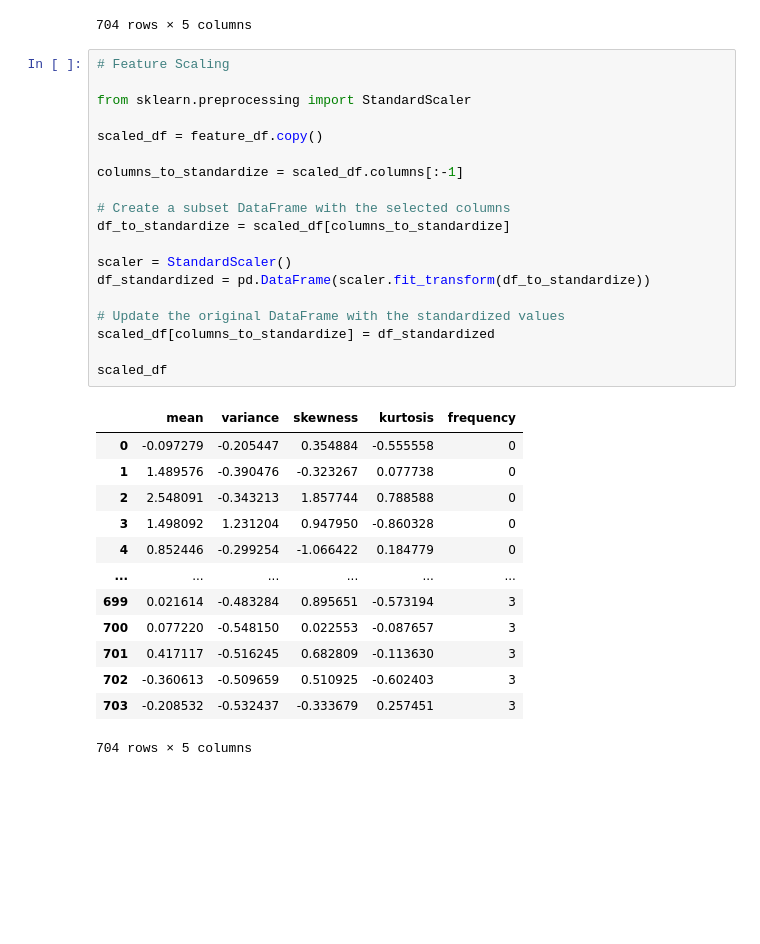
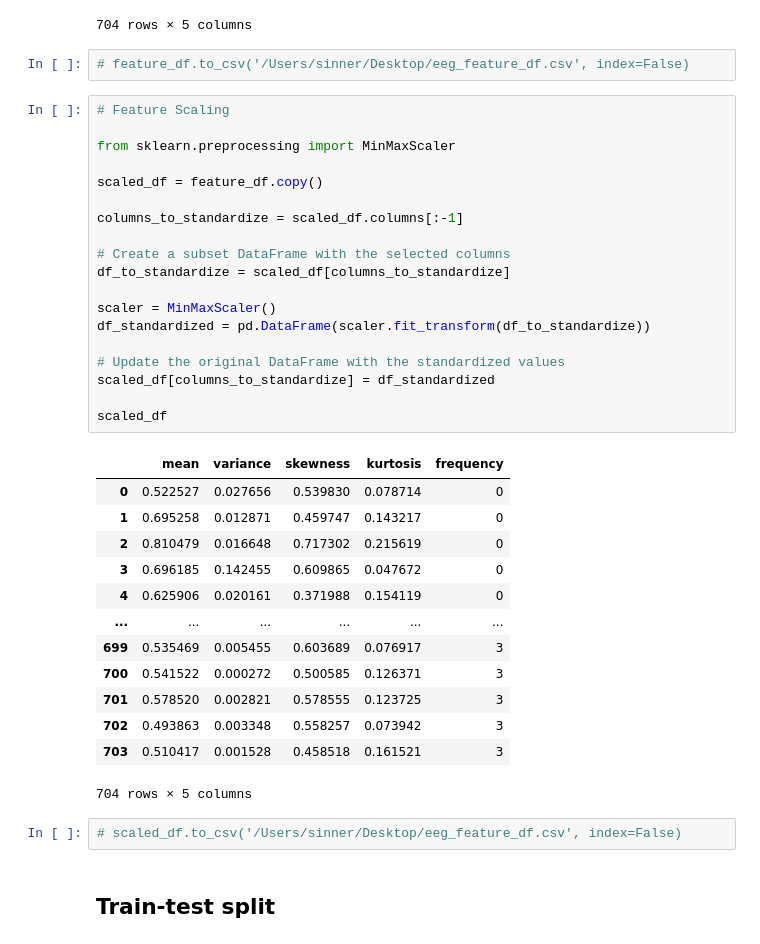
Before and after one commit to dev26git/Quantum-ML-EEG-Signals, a Jupyter notebook: QML_Code.ipynb, the cells around one changed output. Drawn from its saved outputs; the diff is of its cells as text; blank space fills up the shorter version.

```diff
--- a/QML_Code.ipynb
+++ b/QML_Code.ipynb
@@ -105,36 +116,42 @@ feature_df
 | 702 | 477.996094 | 1113.337240 | 0.092839 | -0.881690 | 3 |
 | 703 | 492.226562 | 712.262194 | -0.461196 | 0.259053 | 3 |
 704 rows × 5 columns
+# %%
+# feature_df.to_csv('/Users/sinner/Desktop/eeg_feature_df.csv', index=False)
 # %%
 # Feature Scaling
 
-from sklearn.preprocessing import StandardScaler
+from sklearn.preprocessing import MinMaxScaler
 
 scaled_df = feature_df.copy()
 
 columns_to_standardize = scaled_df.columns[:-1]
 
 # Create a subset DataFrame with the selected columns
 df_to_standardize = scaled_df[columns_to_standardize]
 
-scaler = StandardScaler()
+scaler = MinMaxScaler()
 df_standardized = pd.DataFrame(scaler.fit_transform(df_to_standardize))
 
 # Update the original DataFrame with the standardized values
 scaled_df[columns_to_standardize] = df_standardized
 
 scaled_df
 # %% [output]
 |  | mean | variance | skewness | kurtosis | frequency |
-| 0 | -0.097279 | -0.205447 | 0.354884 | -0.555558 | 0 |
-| 1 | 1.489576 | -0.390476 | -0.323267 | 0.077738 | 0 |
-| 2 | 2.548091 | -0.343213 | 1.857744 | 0.788588 | 0 |
-| 3 | 1.498092 | 1.231204 | 0.947950 | -0.860328 | 0 |
-| 4 | 0.852446 | -0.299254 | -1.066422 | 0.184779 | 0 |
+| 0 | 0.522527 | 0.027656 | 0.539830 | 0.078714 | 0 |
+| 1 | 0.695258 | 0.012871 | 0.459747 | 0.143217 | 0 |
+| 2 | 0.810479 | 0.016648 | 0.717302 | 0.215619 | 0 |
+| 3 | 0.696185 | 0.142455 | 0.609865 | 0.047672 | 0 |
+| 4 | 0.625906 | 0.020161 | 0.371988 | 0.154119 | 0 |
 | ... | ... | ... | ... | ... | ... |
-| 699 | 0.021614 | -0.483284 | 0.895651 | -0.573194 | 3 |
-| 700 | 0.077220 | -0.548150 | 0.022553 | -0.087657 | 3 |
-| 701 | 0.417117 | -0.516245 | 0.682809 | -0.113630 | 3 |
-| 702 | -0.360613 | -0.509659 | 0.510925 | -0.602403 | 3 |
-| 703 | -0.208532 | -0.532437 | -0.333679 | 0.257451 | 3 |
+| 699 | 0.535469 | 0.005455 | 0.603689 | 0.076917 | 3 |
+| 700 | 0.541522 | 0.000272 | 0.500585 | 0.126371 | 3 |
+| 701 | 0.578520 | 0.002821 | 0.578555 | 0.123725 | 3 |
+| 702 | 0.493863 | 0.003348 | 0.558257 | 0.073942 | 3 |
+| 703 | 0.510417 | 0.001528 | 0.458518 | 0.161521 | 3 |
 704 rows × 5 columns
+# %%
+# scaled_df.to_csv('/Users/sinner/Desktop/eeg_feature_df.csv', index=False)
+# %% [markdown]
+## Train-test split
```
Also changed, not shown: parts of 31 cells of this notebook, 11 other files.
